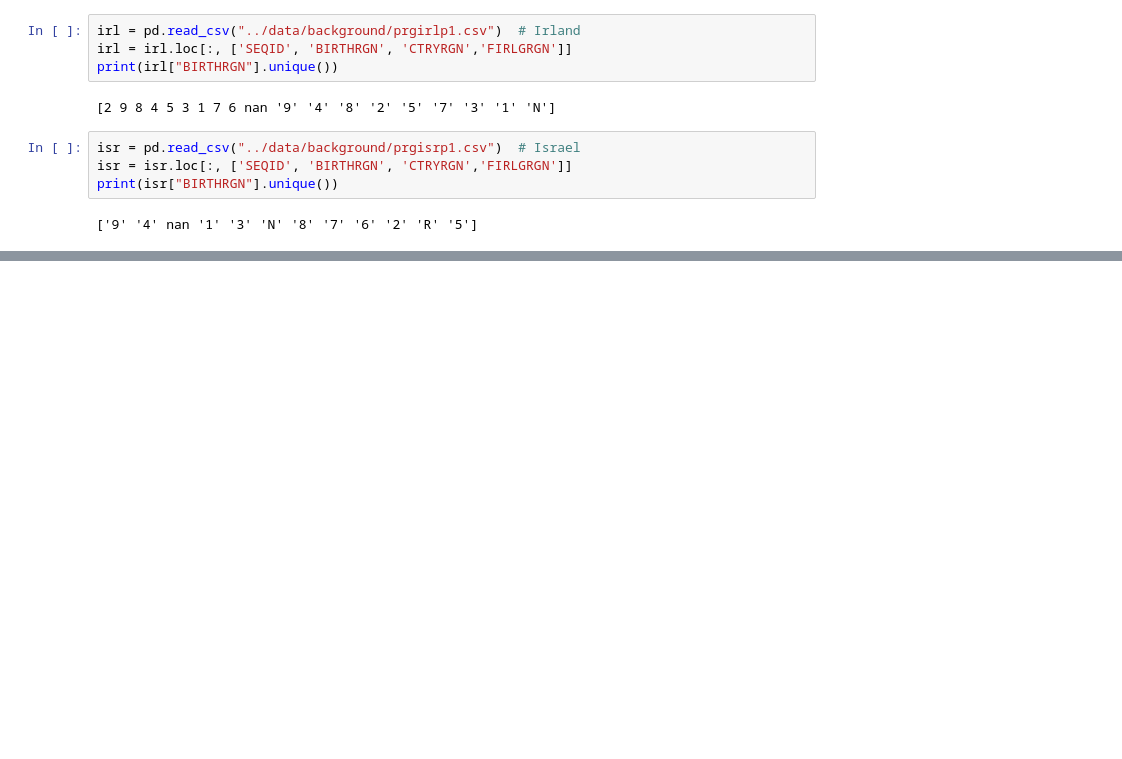
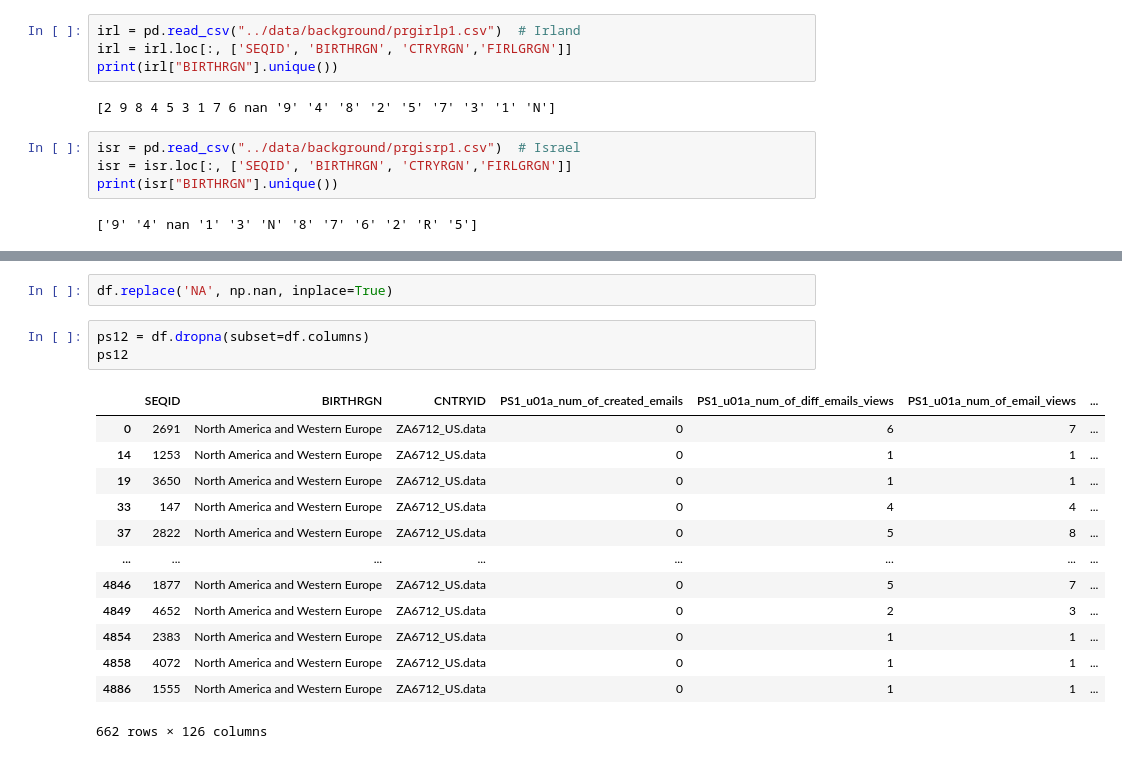
Before and after one commit to kefanyu/mdi_piaac, a Jupyter notebook: code/us_dist.ipynb, the cells around one changed output, grey strips where cells are left out. Cells and saved outputs as stored; diff of their text form; blank space fills up the shorter version.

```diff
--- a/code/us_dist.ipynb
+++ b/code/us_dist.ipynb
@@ -180,0 +295,19 @@ TypeError: the dtypes of parameters x (object) and width (float64) are incompati
+# %%
+df.replace('NA', np.nan, inplace=True)
+# %%
+ps12 = df.dropna(subset=df.columns)
+ps12
+# %% [output]
+|  | SEQID | BIRTHRGN | CNTRYID | PS1_u01a_num_of_created_emails | PS1_u01a_num_of_diff_emails_views | PS1_u01a_num_of_email_views | ... |
+| 0 | 2691 | North America and Western Europe | ZA6712_US.data | 0 | 6 | 7 | ... |
+| 14 | 1253 | North America and Western Europe | ZA6712_US.data | 0 | 1 | 1 | ... |
+| 19 | 3650 | North America and Western Europe | ZA6712_US.data | 0 | 1 | 1 | ... |
+| 33 | 147 | North America and Western Europe | ZA6712_US.data | 0 | 4 | 4 | ... |
+| 37 | 2822 | North America and Western Europe | ZA6712_US.data | 0 | 5 | 8 | ... |
+| ... | ... | ... | ... | ... | ... | ... | ... |
+| 4846 | 1877 | North America and Western Europe | ZA6712_US.data | 0 | 5 | 7 | ... |
+| 4849 | 4652 | North America and Western Europe | ZA6712_US.data | 0 | 2 | 3 | ... |
+| 4854 | 2383 | North America and Western Europe | ZA6712_US.data | 0 | 1 | 1 | ... |
+| 4858 | 4072 | North America and Western Europe | ZA6712_US.data | 0 | 1 | 1 | ... |
+| 4886 | 1555 | North America and Western Europe | ZA6712_US.data | 0 | 1 | 1 | ... |
+662 rows × 126 columns
```
Also changed, not shown: parts of 27 cells of this notebook, 4 other files.
